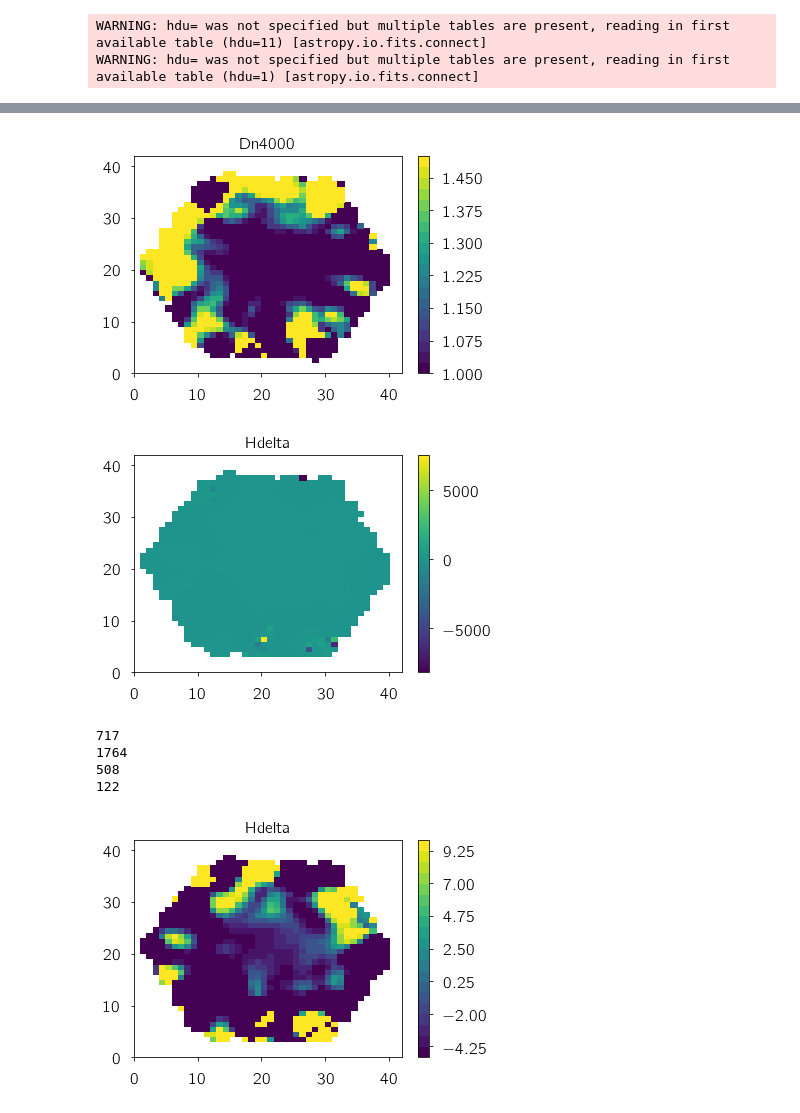
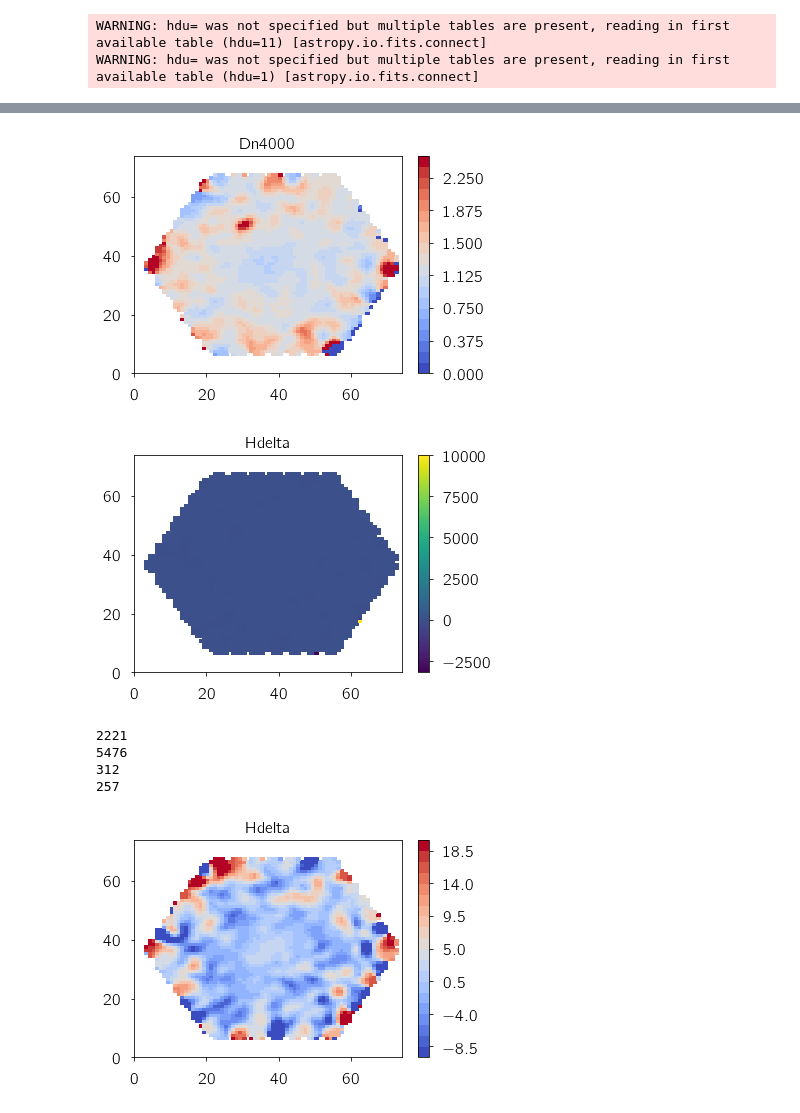
Before and after one commit to nityamd/MaNGA_Masses, a Jupyter notebook: notebooks/2_single_manga_galaxy_hda_dn4000_calculations.ipynb, the cells around one changed output, grey strips where cells are left out. Cells and saved outputs as stored; diff of their text form; code cells hidden in the pictures.

Commit message:
more plots

```diff
--- a/notebooks/2_single_manga_galaxy_hda_dn4000_calculations.ipynb
+++ b/notebooks/2_single_manga_galaxy_hda_dn4000_calculations.ipynb
@@ -84,14 +84,14 @@ def tsum(xin, yin):
 # drp_logcube = fits.open('manga-8455-3701-LOGCUBE.fits')
 # drp_logcube.info()
 # %%
-os.chdir("//Users/nitya/Work/Paper2/Data")
+os.chdir("/Users/nitya/Work/Data/Project2/manga_cubes")
 
-dat2 = Table.read('manga-10216-3703-LOGCUBE.fits', format='fits')
+dat2 = Table.read('manga-9890-12702-LOGCUBE.fits', format='fits')
 drpall2 = t.Table.read('drpall-v2_5_3.fits')
 drpall2.add_index('plateifu')
-drpall2.loc['10216-3703']
+drpall2.loc['9890-12702']
 
-drp_logcube2 = fits.open('manga-10216-3703-LOGCUBE.fits')
+drp_logcube2 = fits.open('manga-9890-12702-LOGCUBE.fits')
 # %% [output]
 WARNING: hdu= was not specified but multiple tables are present, reading in first available table (hdu=11) [astropy.io.fits.connect]
 WARNING: hdu= was not specified but multiple tables are present, reading in first available table (hdu=1) [astropy.io.fits.connect]
@@ -139,39 +166,39 @@ ting = ([[tsum(drp_logcube2['WAVE'].data, drp_logcube2['FLUX'].data[:,i,j]) for
 # %%
 from matplotlib import colors
 
-bounds0 = np.linspace(1.0, 1.5, 21)
+bounds0 = np.linspace(0.0, 2.5, 21)
 norm0 = colors.BoundaryNorm(boundaries=bounds0, ncolors=256)
 
-plt.pcolormesh(a, norm = norm0)
+plt.pcolormesh(a, norm = norm0,  cmap = plt.cm.coolwarm)
 plt.colorbar()
 plt.title('Dn4000')
 plt.show()
 
 plt.pcolormesh(b)
 plt.colorbar()
 plt.title('Hdelta')
 plt.show()
 hda = np.ravel(b)
 print(len(hda[np.isnan(hda)]))
 print(len(hda))
 print(len(hda[hda<-5]))
 print(len(hda[hda>10]))
 
-bounds1 = np.linspace(-5.0, 10.0, 21)
+bounds1 = np.linspace(-10.0, 20.0, 21)
 norm1 = colors.BoundaryNorm(boundaries=bounds1, ncolors=256)
 
-plt.pcolormesh(b, norm = norm1)
+plt.pcolormesh(b, norm = norm1, cmap = plt.cm.coolwarm)
 plt.colorbar()
 plt.title('Hdelta')
 plt.show()
 # %% [output]
-[figure, old version]
+[figure, new version]
-[figure, old version]
+[figure, new version]
-717
-1764
-508
-122
+2221
+5476
+312
+257
-[figure, old version]
+[figure, new version]
 # %%
 x_ax = np.arange(0, NX) + 0.5 - (NX/2.0)
 print(x_ax)
```
Also changed, not shown: parts of 15 cells of this notebook, 2 other files.
